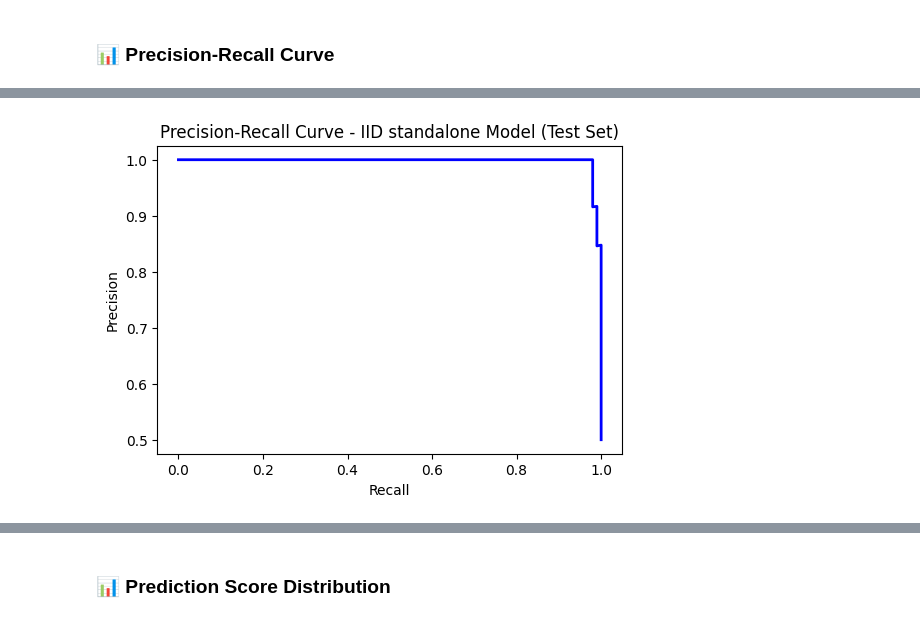
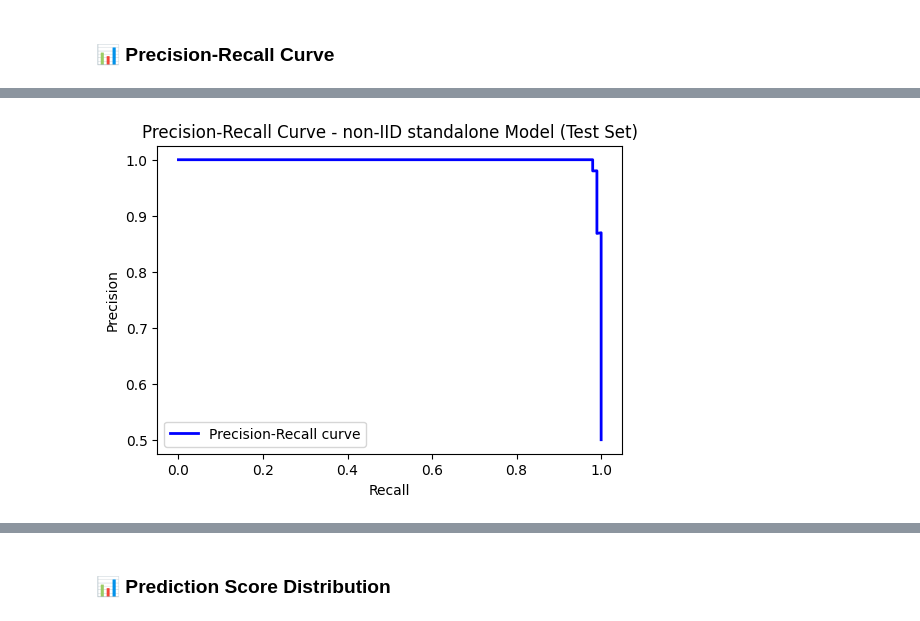
Before and after one commit to RollingArray/tapnet-federated, a Jupyter notebook: src/experiment-notebooks/09_evaluate_model.ipynb, the cells around one changed output, grey strips where cells are left out. Saved outputs shown, nothing was run; the diff lists cells and outputs as text; code cells hidden in the pictures.

```diff
--- a/src/experiment-notebooks/09_evaluate_model.ipynb
+++ b/src/experiment-notebooks/09_evaluate_model.ipynb
@@ -14,13 +14,15 @@ import seaborn as sns
 import matplotlib.pyplot as plt
 from datetime import datetime
 from collections import Counter
+import tensorflow as tf
 from tensorflow.keras.models import load_model
 from sklearn.metrics import classification_report, confusion_matrix, accuracy_score
+import logging
 
 # === Configuration Constants ===
 
 # Distribution strategy (IID, non-IID etc.)
-DISTRIBUTION = "IID"
+DISTRIBUTION = "non-IID"
 MODEL_TYPE = "standalone" # global, standalone
 
 # Test dataset
@@ -31,7 +33,7 @@ REVERSE_MAP = {0: "bad", 1: "good"}
 LABELS = ["Good", "Bad"]
 
 # Model
-MODEL_PATH = f"../../model/global_model_standalone_{DISTRIBUTION}.h5"
+MODEL_PATH = f"../../model/{MODEL_TYPE}_{DISTRIBUTION}_model.h5"
 
 # Plots
 PLOT_DIR = f"../../resources/plot/{MODEL_TYPE}/test-data/{DISTRIBUTION}"
@@ -45,3 +47,8 @@ F1_EPOCH_PLOT_DIR = f"{PLOT_DIR}/f1_epoch.png"
 PRECISION_RECALL_F1_ISOCURVS_PLOT_DIR = f"{PLOT_DIR}/precision_recall_curve_with_f1_isocurves.png"
 
 os.makedirs(PLOT_DIR, exist_ok=True)
+
+# Log path
+# Format: YYYY-MM-DD_HH-MM-SS
+timestamp = datetime.now().strftime("%Y-%m-%d_%H-%M-%S")
+LOG_BASE_DIR = f"../../logs/{MODEL_TYPE}/{DISTRIBUTION}/evaluate_model_log_{timestamp}.log"
@@ -72,7 +105,7 @@ def load_all_training_data(base_dir):
 def load_test_data(test_dir=TEST_DIR):
     X, y, filenames = [], [], []
     label_dict = load_label_mapping()
-    print(f"📂 Loading test data from: {test_dir}")
+    log(f"📂 Loading test data from: {test_dir}")
 
     for fname in os.listdir(test_dir):
         if fname.endswith(".npy") and fname in label_dict:
@@ -82,9 +115,9 @@ def load_test_data(test_dir=TEST_DIR):
                 y.append(label_dict[fname])
                 filenames.append(fname)
             except Exception as e:
-                print(f"❌ Failed to load {fname}: {e}")
+                log(f"❌ Failed to load {fname}: {e}")
         elif fname.endswith(".npy"):
-            print(f"⚠️ Skipping {fname} — no label found.")
+            log(f"⚠️ Skipping {fname} — no label found.")
 
     return np.array(X), np.array(y), filenames
 
@@ -98,12 +131,12 @@ def normalize_features(X):
     if len(X.shape) > 2:
         X = X.reshape(X.shape[0], -1)
     X = (X - mean) / std
-    print(f"✅ Normalized features with mean={mean}, std={std}")
+    log(f"✅ Normalized features with mean={mean}, std={std}")
     return X
 
 # === Load and Preprocess Test Data ===
 X_test, y_test, filenames = load_test_data()
 X_test = normalize_features(X_test)
-print(f"🧪 Loaded {len(y_test)} test samples.")
-print("📊 Class distribution:", dict(Counter(y_test)))
+log(f"🧪 Loaded {len(y_test)} test samples.")
+log(f"📊 Class distribution: {dict(Counter(y_test))}")
 # %% [output]
@@ -208,18 +285,34 @@ plot_roc(y_test, y_pred_probs, ROC_AUC_PLOT_DIR)
 ### 📊  Precision-Recall Curve
 # %%
 from sklearn.metrics import precision_recall_curve
+import matplotlib.pyplot as plt
 
 def plot_precision_recall(y_true, y_pred_prob, save_path=None):
+    log("\n📊 Precision-Recall Evaluation Started...")
+
     precision, recall, _ = precision_recall_curve(y_true, y_pred_prob)
 
+    avg_precision = precision.mean()
+    avg_recall = recall.mean()
+    log(f"  • Average Precision: {avg_precision:.4f}")
+    log(f"  • Average Recall: {avg_recall:.4f}")
+    log(f"  • Saving Precision-Recall plot to: {save_path}" if save_path else "  • No save path provided; displaying plot only.")
+
+    # Plot Precision-Recall Curve
     plt.figure(figsize=(6, 4))
-    plt.plot(recall, precision, lw=2, color='blue')
+    plt.plot(recall, precision, lw=2, color='blue', label="Precision-Recall curve")
     plt.xlabel("Recall")
     plt.ylabel("Precision")
     plt.title(f"Precision-Recall Curve - {DISTRIBUTION} {MODEL_TYPE} Model (Test Set)")
+    plt.legend(loc="lower left")
     if save_path:
         plt.savefig(save_path)
+        log("✅ Precision-Recall plot saved successfully.")
     plt.show()
 
+    log("✅ Precision-Recall Evaluation Completed.\n")
+
+# === Plot Precision-Recall Curve ===
+log("🚀 Generating Precision-Recall Curve from test set predictions...")
 plot_precision_recall(y_test, y_pred_probs, PRECISION_RECALL_PLOT_DIR)
 # %% [output]
@@ -226 +326 @@ plot_precision_recall(y_test, y_pred_probs, PRECISION_RECALL_PLOT_DIR)
-[figure, old version]
+[figure, new version]
```
Also changed, not shown: parts of 13 cells of this notebook.
